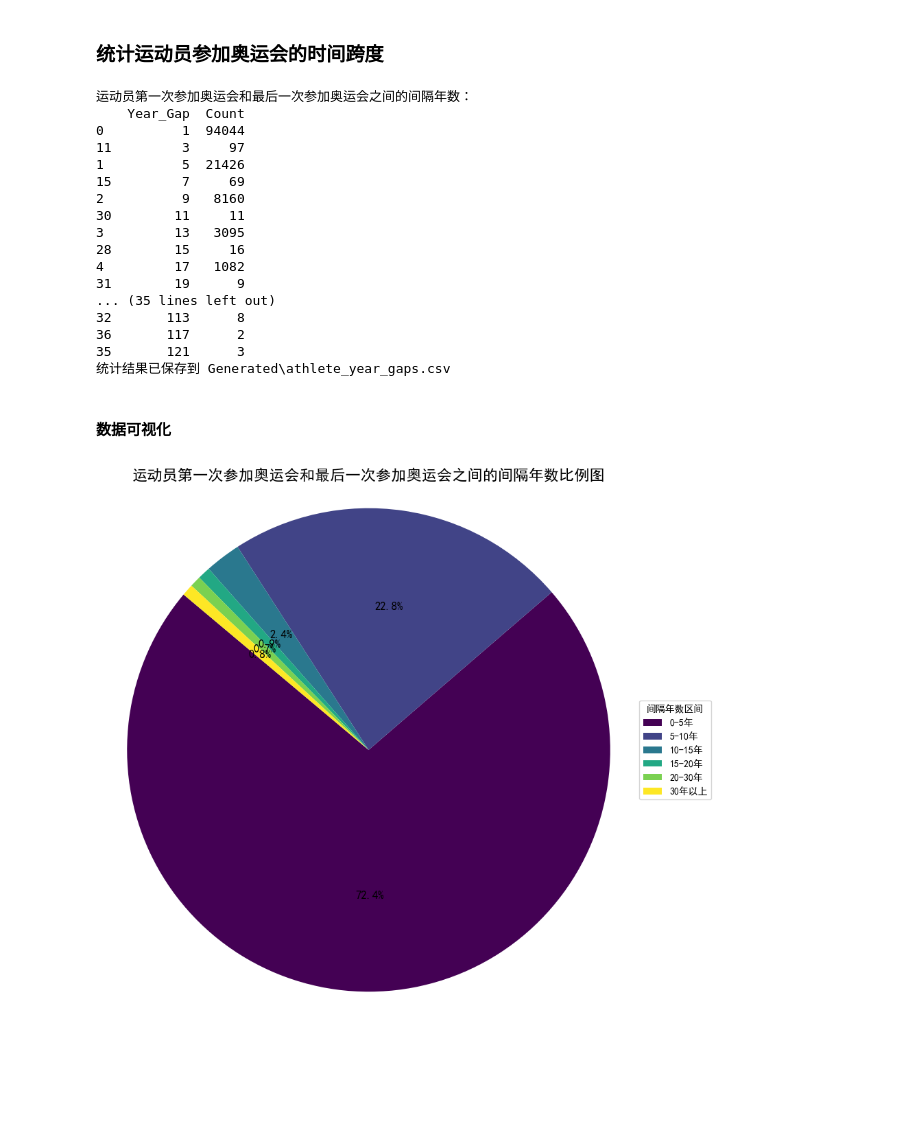
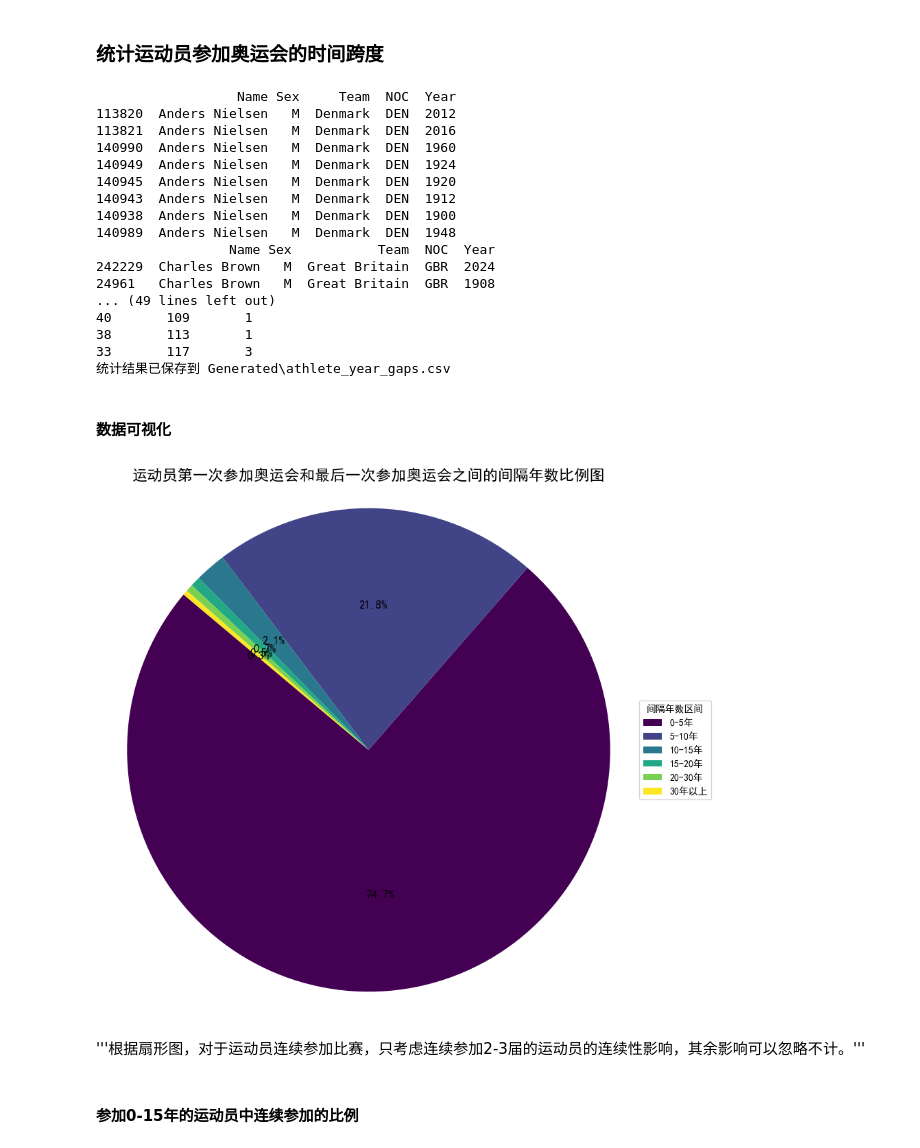
Before and after one commit to LiaoZiqi-GZFLS/2025-MCM-C, a Jupyter notebook: C.ipynb, the cells around one changed output. Cells and saved outputs as stored; diff of their text form; code cells hidden in the pictures; blank space fills up the shorter version.

```diff
--- a/C.ipynb
+++ b/C.ipynb
@@ -534,15 +535,24 @@ plt.show()
 # %%
 # 计算每个运动员的第一次和最后一次参赛年份
 def calculate_year_gap(group):
-    years = group['Year'].sort_values().values
-    if len(years) > 1:
-        return years[-1] - years[0] + 1
+    years = group['Year'].values
+    min_n = 2032
+    max_n = 1800
+    for i in years:
+        if i < min_n:
+            min_n = i
+        if i > max_n:
+            max_n = i
+    if len(years) > 0:
+        if max_n - min_n + 1 > 110:
+            print(group)
+        return max_n - min_n + 1
     else:
-        return 1  # 如果只参加了一次，间隔为1
+        return 0
 
 # 应用函数计算每个运动员的间隔年数
-athlete_gaps = athlete_years.groupby('Name').apply(calculate_year_gap, include_groups=False).reset_index()
-athlete_gaps.columns = ['Name', 'Year_Gap']
+athlete_gaps = athlete_years.groupby('Feature').apply(calculate_year_gap, include_groups=False).reset_index()
+athlete_gaps.columns = ['Feature', 'Year_Gap']
 
 # 统计每个间隔年数的人数
 gap_counts = athlete_gaps['Year_Gap'].value_counts().reset_index()
@@ -560,22 +570,22 @@ output_path = 'Generated\\athlete_year_gaps.csv'
 gap_counts.to_csv(output_path, index=False, encoding='utf-8')
 print(f"统计结果已保存到 {output_path}")
 # %% [output]
-运动员第一次参加奥运会和最后一次参加奥运会之间的间隔年数：
-    Year_Gap  Count
-0          1  94044
-11         3     97
-1          5  21426
-15         7     69
-2          9   8160
-30        11     11
-3         13   3095
-28        15     16
-4         17   1082
-31        19      9
-... (35 lines left out)
-32       113      8
-36       117      2
-35       121      3
+                  Name Sex     Team  NOC  Year
+113820  Anders Nielsen   M  Denmark  DEN  2012
+113821  Anders Nielsen   M  Denmark  DEN  2016
+140990  Anders Nielsen   M  Denmark  DEN  1960
+140949  Anders Nielsen   M  Denmark  DEN  1924
+140945  Anders Nielsen   M  Denmark  DEN  1920
+140943  Anders Nielsen   M  Denmark  DEN  1912
+140938  Anders Nielsen   M  Denmark  DEN  1900
+140989  Anders Nielsen   M  Denmark  DEN  1948
+                 Name Sex           Team  NOC  Year
+242229  Charles Brown   M  Great Britain  GBR  2024
+24961   Charles Brown   M  Great Britain  GBR  1908
+... (49 lines left out)
+40       109       1
+38       113       1
+33       117       3
 统计结果已保存到 Generated\athlete_year_gaps.csv
 # %% [markdown]
 #### 数据可视化
@@ -589,33 +599,37 @@ import numpy as np
 plt.rcParams['font.sans-serif'] = ['SimHei']  # 使用黑体字体
 plt.rcParams['axes.unicode_minus'] = False  # 解决负号显示问题
 
 # 读取数据
-data = pd.read_csv("Generated/athlete_year_gaps.csv")
+data = pd.read_csv("Generated\\athlete_year_gaps.csv")
 
 # 定义大致间隔年数区间
 bins = [0, 5, 10, 15, 20, 30, 120]  # 区间划分：0-5年，5-10年，10-15年，15-20年，20-30年，30年以上
 labels = ['0-5年', '5-10年', '10-15年', '15-20年', '20-30年', '30年以上']
 
 # 将数据分组到区间
 data['Group'] = pd.cut(data['Year_Gap'], bins=bins, labels=labels, right=False)
 
 # 计算每个区间的总人次
-grouped_data = data.groupby('Group')['Count'].sum().reset_index()
+grouped_data = data.groupby('Group', observed=True)['Count'].sum().reset_index()
 
 # 准备绘图数据
 labels = grouped_data['Group']
 sizes = grouped_data['Count']
 colors = plt.cm.viridis(np.linspace(0, 1, len(labels)))  # 使用颜色映射生成颜色列表
 
 # 绘制饼图
 plt.figure(figsize=(10, 10))
 wedges, texts, autotexts = plt.pie(sizes, colors=colors, autopct='%1.1f%%', startangle=140, textprops={'fontsize': 12})
 
 # 添加图例（色块+标签），放置在右侧
 plt.legend(wedges, labels, title="间隔年数区间", loc="center left", bbox_to_anchor=(1, 0, 0.5, 1))
 
 plt.title('运动员第一次参加奥运会和最后一次参加奥运会之间的间隔年数比例图', fontsize=16)
 plt.axis('equal')  # 确保饼图是圆形
 plt.show()
 # %% [output]
-[figure, old version]
+[figure, new version]
+# %% [markdown]
+'''根据扇形图，对于运动员连续参加比赛，只考虑连续参加2-3届的运动员的连续性影响，其余影响可以忽略不计。'''
+# %% [markdown]
+#### 参加0-15年的运动员中连续参加的比例
```
Also changed, not shown: parts of 3 cells of this notebook, 4 other files.
